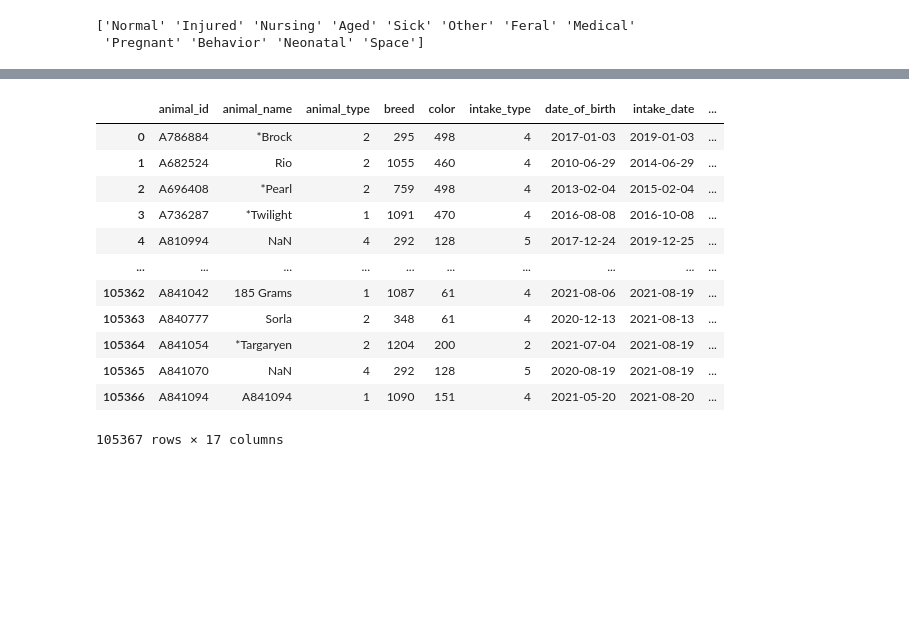
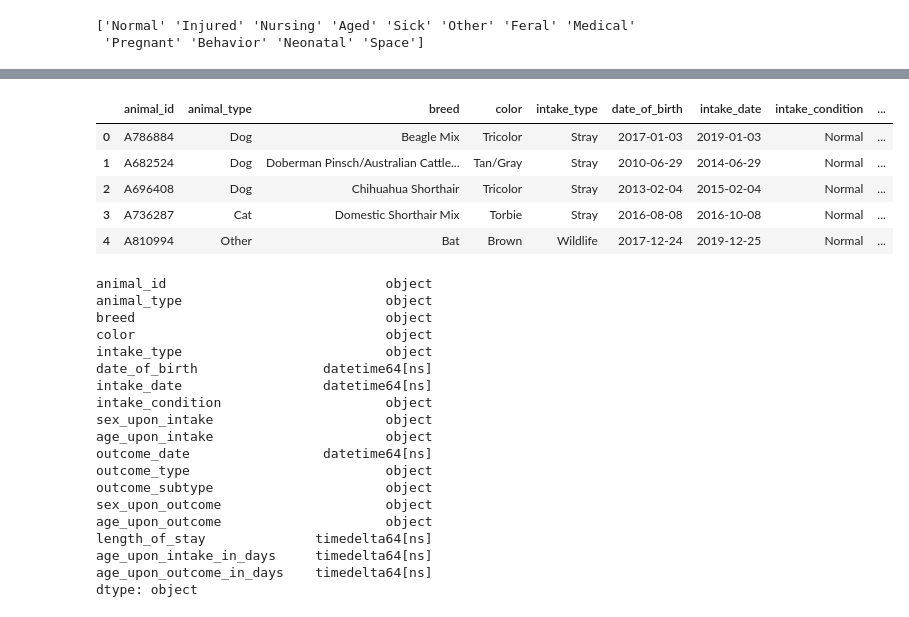
Before and after one commit to ilaha/Austin_AniML_Rescue, a Jupyter notebook: merged_csv_cleaning.ipynb, the cells around one changed output, grey strips where cells are left out. Saved outputs shown, nothing was run; the diff lists cells and outputs as text; code cells hidden in the pictures; blank space fills up the shorter version.

```diff
--- a/merged_csv_cleaning.ipynb
+++ b/merged_csv_cleaning.ipynb
@@ -171,32 +127,18 @@ df
 # %%
-# Create Custom encoding functions
+# # Create Custom encoding functions
 
-le = LabelEncoder()
+# le = LabelEncoder()
 
-df2 = df.copy()
+# df2 = df.copy()
 
-df2['animal_type'] = le.fit_transform(df2['animal_type'])
-df2['sex_upon_intake'] = le.fit_transform(df2['sex_upon_intake'])
-df2['sex_upon_outcome'] = le.fit_transform(df2['sex_upon_outcome'])
-df2['outcome_type'] = le.fit_transform(df2['outcome_type'])
-df2['breed'] = le.fit_transform(df2['breed'])
-df2['color'] = le.fit_transform(df2['color'])
-df2['intake_type'] = le.fit_transform(df2['intake_type'])
-df2['intake_condition'] = le.fit_transform(df2['intake_condition'])
+# df2['animal_type'] = le.fit_transform(df2['animal_type'])
+# df2['sex_upon_intake'] = le.fit_transform(df2['sex_upon_intake'])
+# df2['sex_upon_outcome'] = le.fit_transform(df2['sex_upon_outcome'])
+# df2['outcome_type'] = le.fit_transform(df2['outcome_type'])
+# df2['breed'] = le.fit_transform(df2['breed'])
+# df2['color'] = le.fit_transform(df2['color'])
+# df2['intake_type'] = le.fit_transform(df2['intake_type'])
+# df2['intake_condition'] = le.fit_transform(df2['intake_condition'])
 
 
-df2
+# df2
-# %% [output]
-|  | animal_id | animal_name | animal_type | breed | color | intake_type | date_of_birth | intake_date | ... |
-| 0 | A786884 | *Brock | 2 | 295 | 498 | 4 | 2017-01-03 | 2019-01-03 | ... |
-| 1 | A682524 | Rio | 2 | 1055 | 460 | 4 | 2010-06-29 | 2014-06-29 | ... |
-| 2 | A696408 | *Pearl | 2 | 759 | 498 | 4 | 2013-02-04 | 2015-02-04 | ... |
-| 3 | A736287 | *Twilight | 1 | 1091 | 470 | 4 | 2016-08-08 | 2016-10-08 | ... |
-| 4 | A810994 | NaN | 4 | 292 | 128 | 5 | 2017-12-24 | 2019-12-25 | ... |
-| ... | ... | ... | ... | ... | ... | ... | ... | ... | ... |
-| 105362 | A841042 | 185 Grams | 1 | 1087 | 61 | 4 | 2021-08-06 | 2021-08-19 | ... |
-| 105363 | A840777 | Sorla | 2 | 348 | 61 | 4 | 2020-12-13 | 2021-08-13 | ... |
-| 105364 | A841054 | *Targaryen | 2 | 1204 | 200 | 2 | 2021-07-04 | 2021-08-19 | ... |
-| 105365 | A841070 | NaN | 4 | 292 | 128 | 5 | 2020-08-19 | 2021-08-19 | ... |
-| 105366 | A841094 | A841094 | 1 | 1090 | 151 | 4 | 2021-05-20 | 2021-08-20 | ... |
-105367 rows × 17 columns
@@ -202,0 +179,34 @@ df2
+# %%
+# Calculate intake and outcome ages in days
+df['age_upon_intake_in_days'] = df['intake_date'] - df['date_of_birth']
+df['age_upon_outcome_in_days'] = df['outcome_date'] - df['date_of_birth']
+df.head()
+# %% [output]
+|  | animal_id | animal_type | breed | color | intake_type | date_of_birth | intake_date | intake_condition | ... |
+| 0 | A786884 | Dog | Beagle Mix | Tricolor | Stray | 2017-01-03 | 2019-01-03 | Normal | ... |
+| 1 | A682524 | Dog | Doberman Pinsch/Australian Cattle... | Tan/Gray | Stray | 2010-06-29 | 2014-06-29 | Normal | ... |
+| 2 | A696408 | Dog | Chihuahua Shorthair | Tricolor | Stray | 2013-02-04 | 2015-02-04 | Normal | ... |
+| 3 | A736287 | Cat | Domestic Shorthair Mix | Torbie | Stray | 2016-08-08 | 2016-10-08 | Normal | ... |
+| 4 | A810994 | Other | Bat | Brown | Wildlife | 2017-12-24 | 2019-12-25 | Normal | ... |
+# %%
+df.dtypes
+# %% [output]
+animal_id                            object
+animal_type                          object
+breed                                object
+color                                object
+intake_type                          object
+date_of_birth                datetime64[ns]
+intake_date                  datetime64[ns]
+intake_condition                     object
+sex_upon_intake                      object
+age_upon_intake                      object
+outcome_date                 datetime64[ns]
+outcome_type                         object
+outcome_subtype                      object
+sex_upon_outcome                     object
+age_upon_outcome                     object
+length_of_stay              timedelta64[ns]
+age_upon_intake_in_days     timedelta64[ns]
+age_upon_outcome_in_days    timedelta64[ns]
+dtype: object
```
Also changed, not shown: parts of 15 cells of this notebook, 1 other file.
